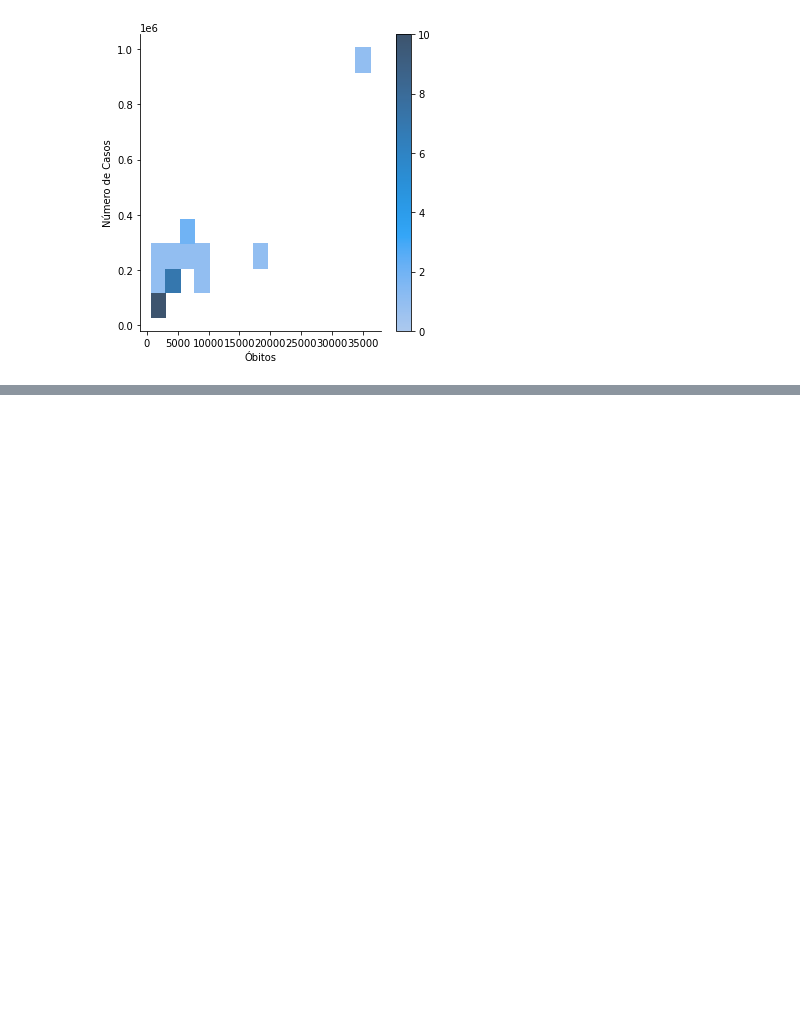
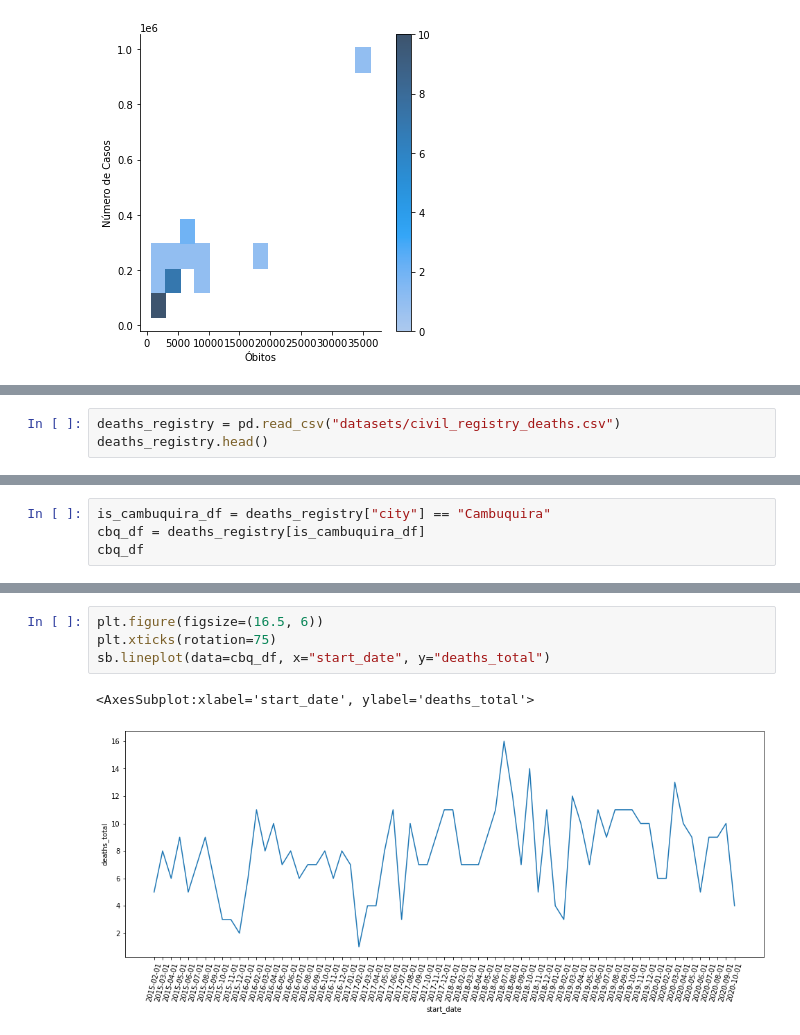
Before and after one commit to jcbritobr/covid-analysis, a Jupyter notebook: covid_analysis.ipynb, the cells around one changed output, grey strips where cells are left out. Saved outputs shown, nothing was run; the diff lists cells and outputs as text; blank space fills up the shorter version.

Commit message:
Add deaths registry.

```diff
--- a/covid_analysis.ipynb
+++ b/covid_analysis.ipynb
@@ -63,0 +66,3 @@ displot.set(ylabel="Número de Casos")
+# %%
+deaths_registry = pd.read_csv("datasets/civil_registry_deaths.csv")
+deaths_registry.head()
@@ -63,0 +76,4 @@ displot.set(ylabel="Número de Casos")
+# %%
+is_cambuquira_df = deaths_registry["city"] == "Cambuquira"
+cbq_df = deaths_registry[is_cambuquira_df]
+cbq_df
@@ -63,0 +94,7 @@ displot.set(ylabel="Número de Casos")
+# %%
+plt.figure(figsize=(16.5, 6))
+plt.xticks(rotation=75)
+sb.lineplot(data=cbq_df, x="start_date", y="deaths_total")
+# %% [output]
+<AxesSubplot:xlabel='start_date', ylabel='deaths_total'>
+[figure, added]
```
Also changed, not shown: parts of 7 cells of this notebook, 1 other file.
